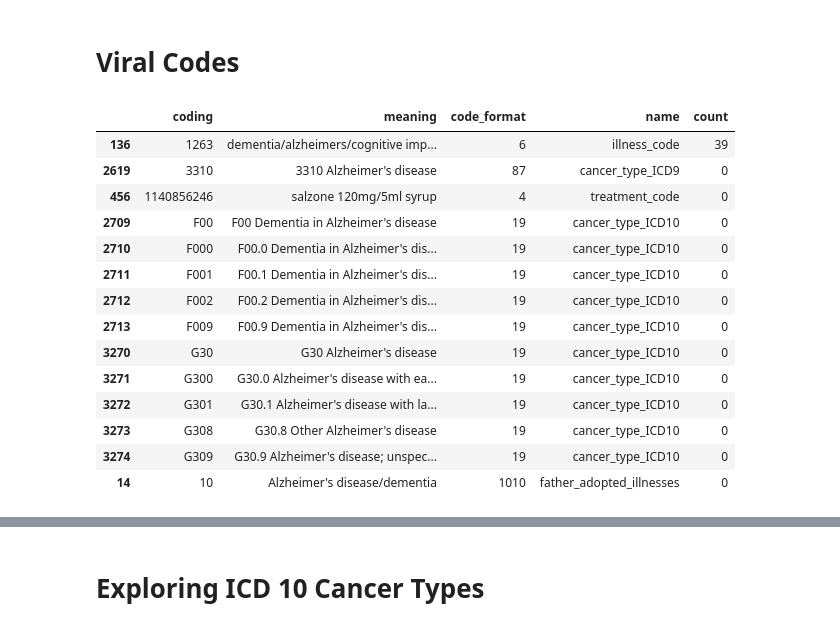
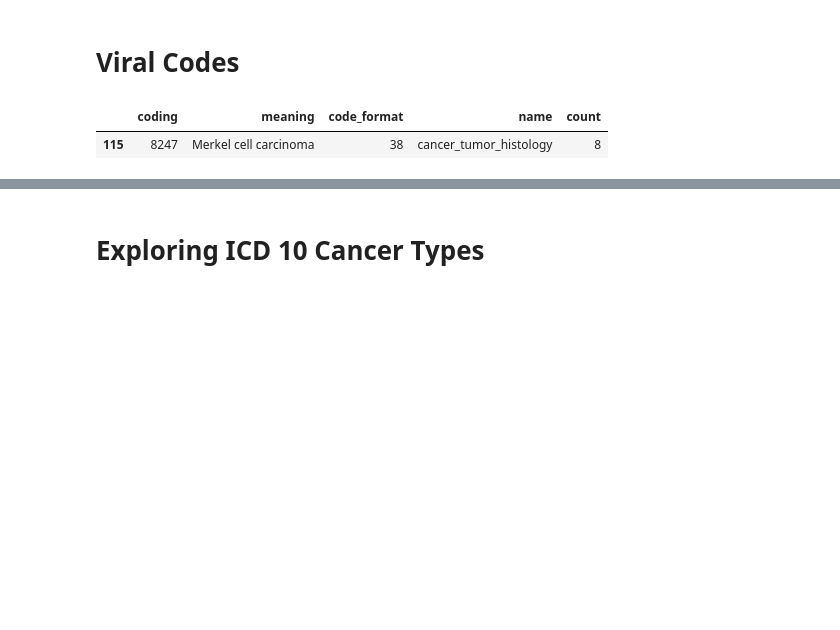
Before and after one commit to cole-khamnei/HLA_genotyping_associations, a Jupyter notebook: notebooks/cancer_ICD10_EDA.ipynb, the cells around one changed output, grey strips where cells are left out. Drawn from its saved outputs; the diff is of its cells as text; code cells hidden in the pictures; blank space fills up the shorter version.

```diff
--- a/notebooks/cancer_ICD10_EDA.ipynb
+++ b/notebooks/cancer_ICD10_EDA.ipynb
@@ -71,23 +71,10 @@ sex_specific_cancers = female_specific_cancers + male_specific_cancers
 # %%
 mononucleosis_code = 'infectious mononucleosis / glandular fever / epstein barr virus (ebv)'
 hiv_code = 'hiv/aids'
 herpes_simplex_code = "herpes simplex"
 hepatitis_code = "infective/viral hepatitis"
 
-data_tools.biobank_search(med_code_mapping, biobank_data, ('alz'))
+data_tools.biobank_search(med_code_mapping, biobank_data, ('merkel'))
 # %% [output]
 |  | coding | meaning | code_format | name | count |
-| 136 | 1263 | dementia/alzheimers/cognitive imp... | 6 | illness_code | 39 |
-| 2619 | 3310 | 3310 Alzheimer's disease | 87 | cancer_type_ICD9 | 0 |
-| 456 | 1140856246 | salzone 120mg/5ml syrup | 4 | treatment_code | 0 |
-| 2709 | F00 | F00 Dementia in Alzheimer's disease | 19 | cancer_type_ICD10 | 0 |
-| 2710 | F000 | F00.0 Dementia in Alzheimer's dis... | 19 | cancer_type_ICD10 | 0 |
-| 2711 | F001 | F00.1 Dementia in Alzheimer's dis... | 19 | cancer_type_ICD10 | 0 |
-| 2712 | F002 | F00.2 Dementia in Alzheimer's dis... | 19 | cancer_type_ICD10 | 0 |
-| 2713 | F009 | F00.9 Dementia in Alzheimer's dis... | 19 | cancer_type_ICD10 | 0 |
-| 3270 | G30 | G30 Alzheimer's disease | 19 | cancer_type_ICD10 | 0 |
-| 3271 | G300 | G30.0 Alzheimer's disease with ea... | 19 | cancer_type_ICD10 | 0 |
-| 3272 | G301 | G30.1 Alzheimer's disease with la... | 19 | cancer_type_ICD10 | 0 |
-| 3273 | G308 | G30.8 Other Alzheimer's disease | 19 | cancer_type_ICD10 | 0 |
-| 3274 | G309 | G30.9 Alzheimer's disease; unspec... | 19 | cancer_type_ICD10 | 0 |
-| 14 | 10 | Alzheimer's disease/dementia | 1010 | father_adopted_illnesses | 0 |
+| 115 | 8247 | Merkel cell carcinoma | 38 | cancer_tumor_histology | 8 |
```
Also changed, not shown: parts of 21 cells of this notebook, 6 other files.
